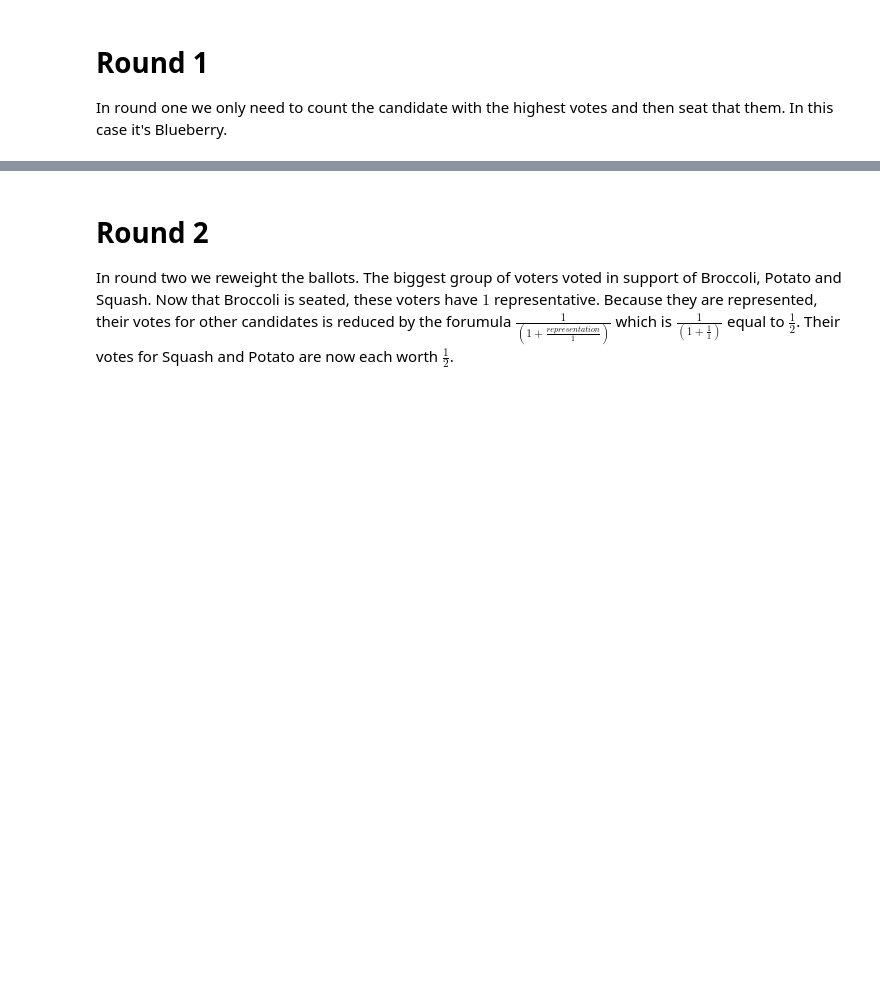
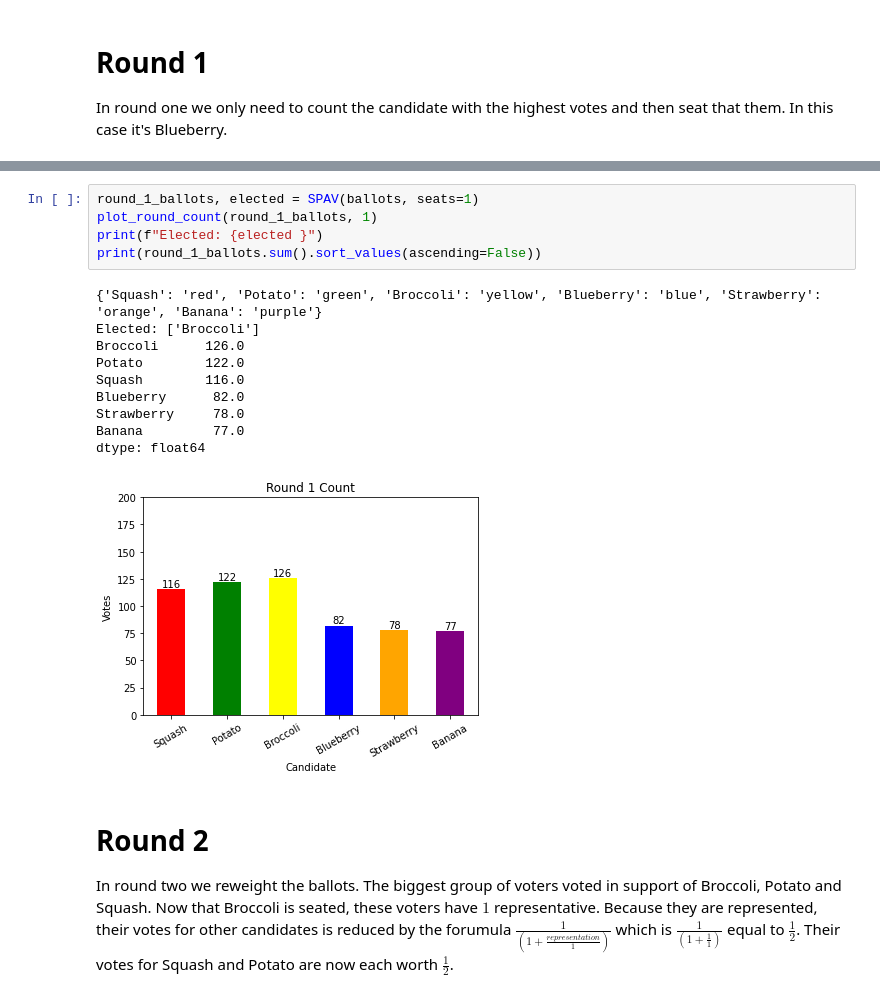
Before and after one commit to electionscience/election_methods, a Jupyter notebook: examples/sequential_proportional_approval_voting.ipynb, the cells around one changed output, grey strips where cells are left out. Drawn from its saved outputs; the diff is of its cells as text; blank space fills up the shorter version.

```diff
--- a/examples/sequential_proportional_approval_voting.ipynb
+++ b/examples/sequential_proportional_approval_voting.ipynb
@@ -171,3 +162,19 @@ Elected: ['Broccoli']
+# %%
+round_1_ballots, elected = SPAV(ballots, seats=1)
+plot_round_count(round_1_ballots, 1)
+print(f"Elected: {elected }")
+print(round_1_ballots.sum().sort_values(ascending=False))
+# %% [output]
+{'Squash': 'red', 'Potato': 'green', 'Broccoli': 'yellow', 'Blueberry': 'blue', 'Strawberry': 'orange', 'Banana': 'purple'}
+Elected: ['Broccoli']
+Broccoli      126.0
+Potato        122.0
+Squash        116.0
+Blueberry      82.0
+Strawberry     78.0
+Banana         77.0
+dtype: float64
+[figure, added]
 # %% [markdown]
 # Round 2
 
```
Also changed, not shown: parts of 11 cells of this notebook.
